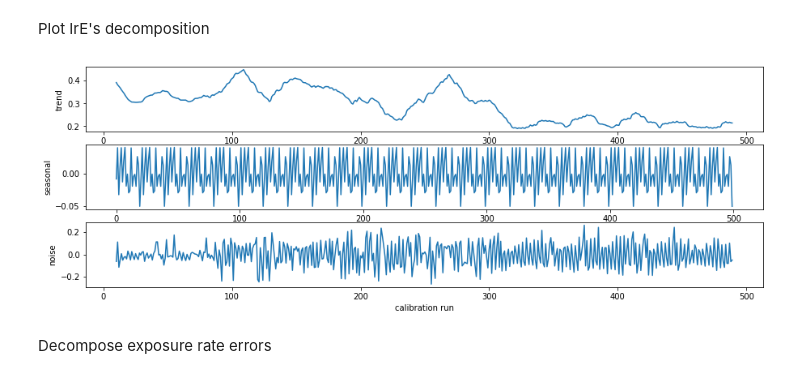
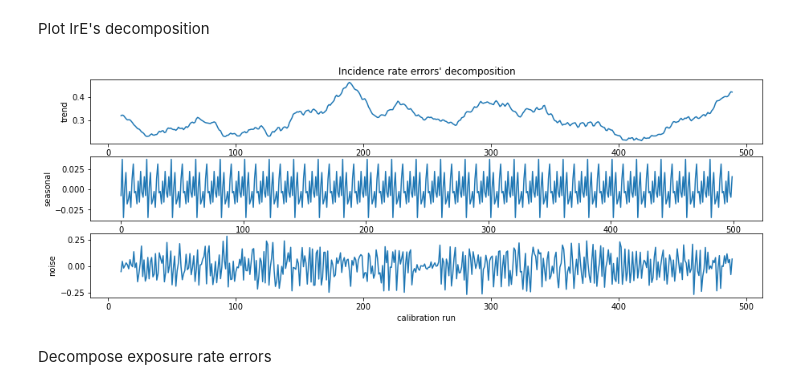
Before and after one commit to dromero1/Tuberculosis-Transmission-ABMS, a Jupyter notebook: statistics/calibration-analysis.ipynb, the cells around one changed output. Drawn from its saved outputs; the diff is of its cells as text; code cells hidden in the pictures.

```diff
--- a/statistics/calibration-analysis.ipynb
+++ b/statistics/calibration-analysis.ipynb
@@ -11,7 +11,7 @@ from statsmodels.tsa.seasonal import seasonal_decompose
 # %% [markdown]
 Source file
 # %%
-file = '..\data\s11mar.csv'
+file = '..\data\m07mar.csv'
 # %% [markdown]
 Read file
 # %%
@@ -70,15 +71,16 @@ Plot IrE's decomposition
 # %%
 fig, axs = plt.subplots(3, figsize=(15, 5))
 axs[0].plot(incidence_rate_errors.trend)
 axs[0].set_ylabel('trend')
+axs[0].title.set_text("Incidence rate errors' decomposition")
 axs[1].plot(incidence_rate_errors.seasonal)
 axs[1].set_ylabel('seasonal')
 axs[2].plot(incidence_rate_errors.resid)
 axs[2].set_ylabel('noise')
 plt.xlabel('calibration run')
 plt.show()
 # %% [output]
-[figure, old version]
+[figure, new version]
 # %% [markdown]
 Decompose exposure rate errors
 # %%
```
Also changed, not shown: parts of 5 cells of this notebook.
